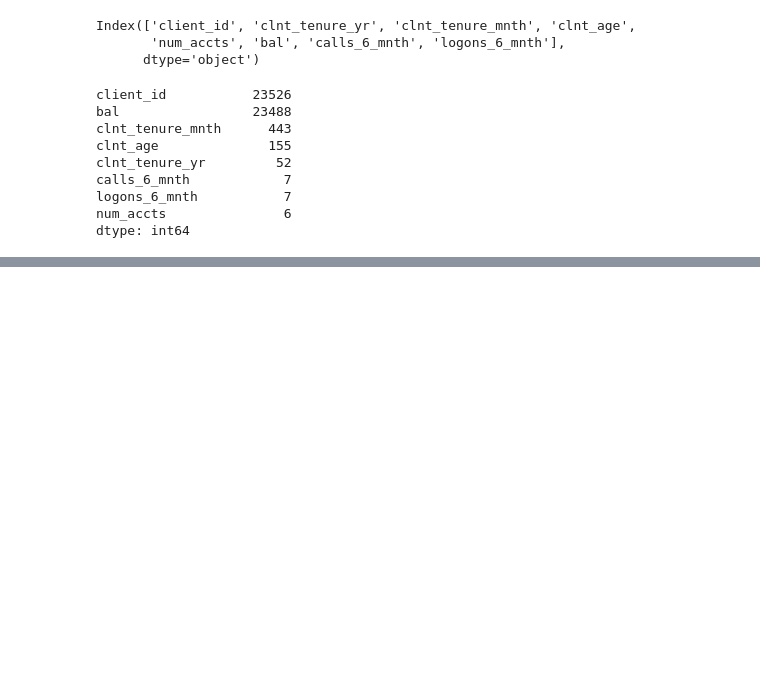
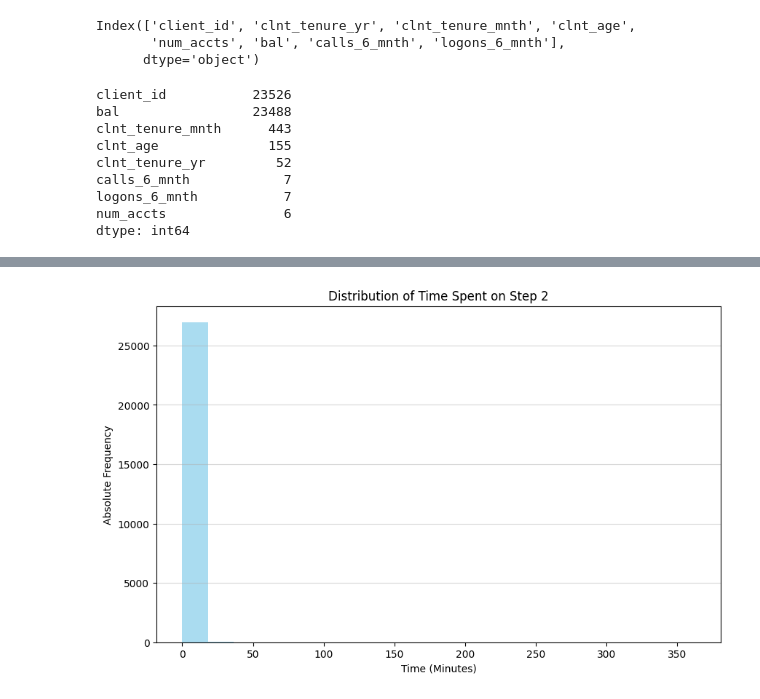
Before and after one commit to DaniCoco31/project_2, a Jupyter notebook: notebooks/exploratory_nb_Daniela.ipynb, the cells around one changed output, grey strips where cells are left out. Saved outputs shown, nothing was run; the diff lists cells and outputs as text; code cells hidden in the pictures; blank space fills up the shorter version.

```diff
--- a/notebooks/exploratory_nb_Daniela.ipynb
+++ b/notebooks/exploratory_nb_Daniela.ipynb
@@ -164,0 +481,16 @@ dtype: int64
+# %%
+import matplotlib.pyplot as plt
+
+# Extract data for step_1
+step_2_times = df_control_final['step_2']
+
+# Create a histogram
+plt.figure(figsize=(10, 6))
+plt.hist(step_2_times, bins=20, color='skyblue', alpha=0.7)
+plt.title('Distribution of Time Spent on Step 2')
+plt.xlabel('Time (Minutes)')
+plt.ylabel('Absolute Frequency')
+plt.grid(axis='y', alpha=0.5)
+plt.show()
+# %% [output]
+[figure, added]
```
Also changed, not shown: parts of 21 cells of this notebook.
